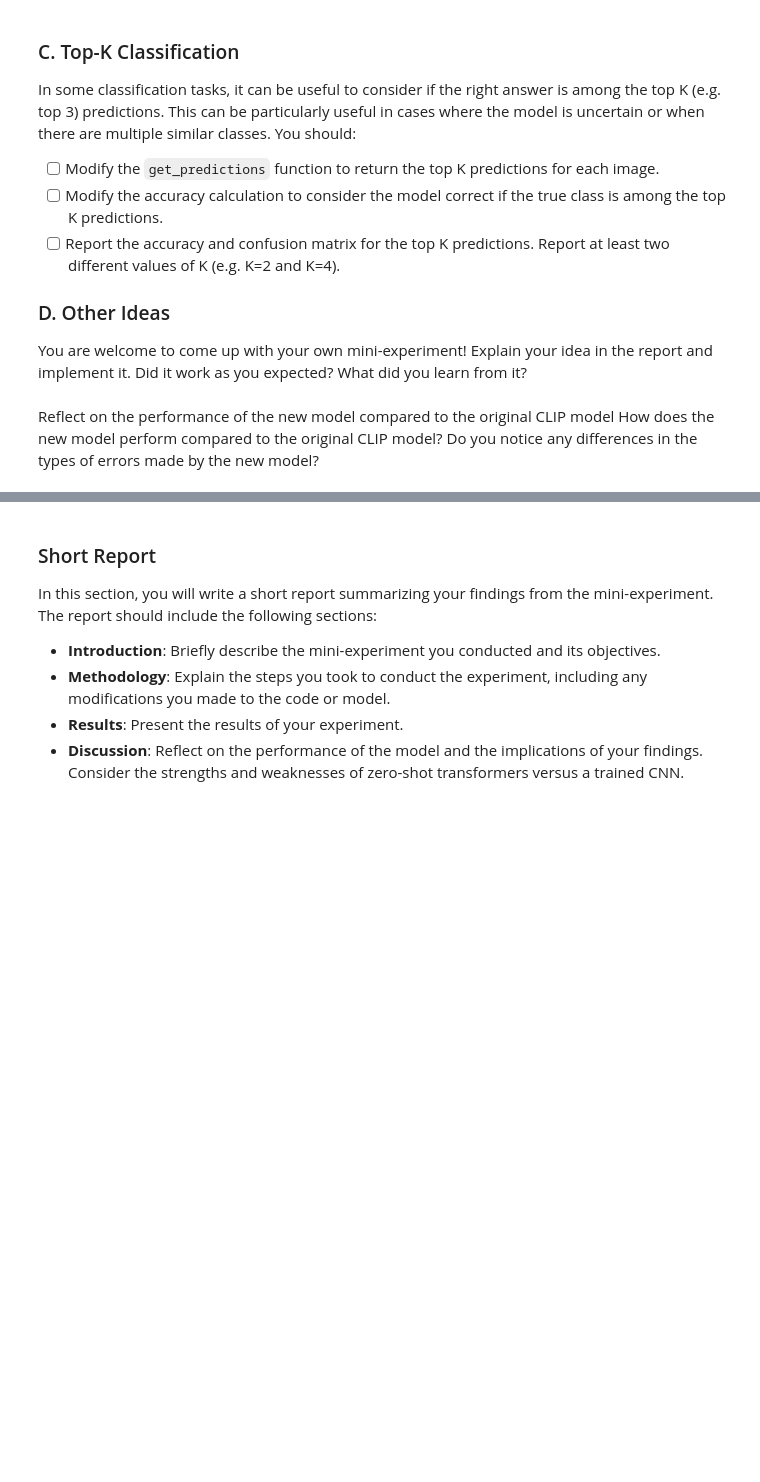
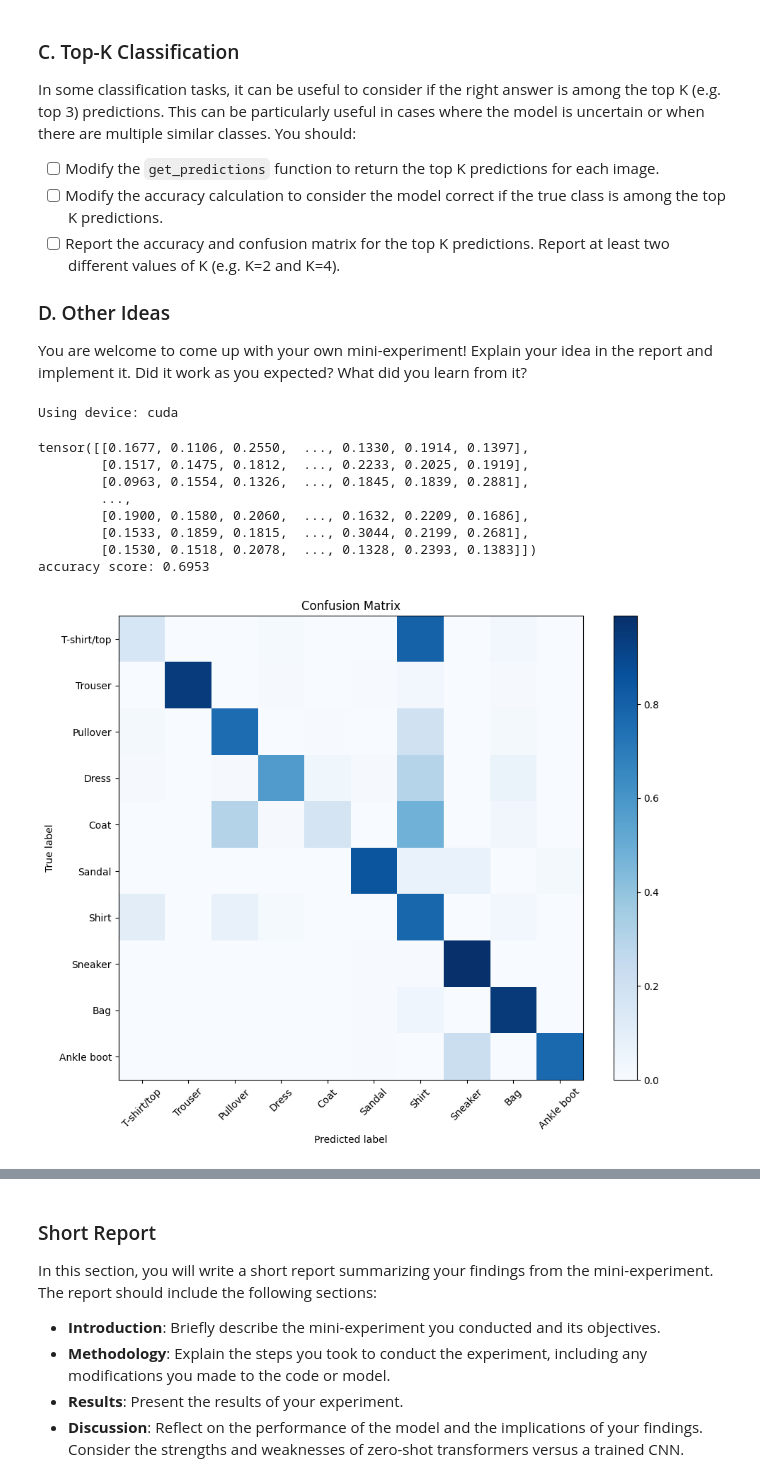
Before and after one commit to melcsk/deep_learning, a Jupyter notebook: 02_activities/assignments/assignment_2.ipynb, the cells around one changed output, grey strips where cells are left out. Cells and saved outputs as stored; diff of their text form; code cells hidden in the pictures; blank space fills up the shorter version.

```diff
--- a/02_activities/assignments/assignment_2.ipynb
+++ b/02_activities/assignments/assignment_2.ipynb
@@ -453,11 +465,71 @@ In some classification tasks, it can be useful to consider if the right answer i
 
 You are welcome to come up with your own mini-experiment! Explain your idea in the report and implement it. Did it work as you expected? What did you learn from it?
 # %%
-# A. Alternative Model
+# A1. Alternative Model: open-source CLIP-ViT-B-32-laion2B-s34B-b79K
 # Load a different model and processor from the transformers library.
+
+clip_model_name = "laion/CLIP-ViT-B-32-laion2B-s34B-b79K"
+clip_model     = CLIPModel.from_pretrained(clip_model_name)
+clip_processor = CLIPProcessor.from_pretrained(clip_model_name, use_fast=False)
+
+# Set model to evaluation mode, as we are not training it
+clip_model.eval()
+
+# Check for accelerators
+device = "cpu" # Default to CPU
+if torch.cuda.is_available():
+    device = "cuda" # Use GPU if available
+elif torch.backends.mps.is_available():
+    device = "mps"
+
+clip_model.to(device)
+
+print(f"Using device: {device}")
+# %% [output]
+Using device: cuda
 # %%
-# Run the zero-shot classification baseline with the new model and report the accuracy and confusion matrix.#
+# Run the zero-shot classification baseline with the new model.
+# Load test split of dataset, ie set train = False
+test_dataset = datasets.FashionMNIST(root = 'data', train = False,
+                                     download = True)
+# Iterate using batch_size = 16, shuffle = True. Provide collate_clip function
+test_loader = DataLoader(test_dataset, batch_size = 16, shuffle = True,
+                         collate_fn= collate_clip)
+
+# Build text embeddings for class names
+text_embed_alt = get_text_embeddings(CLASS_NAMES)
+
+# Get image embeddings
+image_embed_list_alt = []
+true_labels_alt = []
+for images, labels in test_loader:
+  image_embed_alt = get_image_embeddings(images)
+  image_embed_list_alt.append(image_embed_alt)
+  true_labels_alt.append(labels)
+
+all_image_embed_alt = torch.cat(image_embed_list_alt, dim = 0)
-# %% [markdown]
-Reflect on the performance of the new model compared to the original CLIP model
-How does the new model perform compared to the original CLIP model?
-Do you notice any differences in the types of errors made by the new model?
+# %%
+# Cosine similarity calculation
+cos_sim_alt = get_cosine_similarity(all_image_embed_alt, text_embed_alt)
+print(cos_sim_alt)
+
+# Find y_pred_alt using max values in cos_sim_alt
+y_pred_alt = torch.argmax(cos_sim_alt, dim = 1)
+
+# Define true labels in correct torch format
+y_true_alt = torch.cat(true_labels_alt)
+
+# Report the accuracy of the predictions
+accuracy_alt = accuracy_score(y_true_alt, y_pred_alt)
+print(f'accuracy score: {accuracy}')
+cm_alt = plot_confusion_matrix(y_true_alt, y_pred_alt, CLASS_NAMES)
+# %% [output]
+tensor([[0.1677, 0.1106, 0.2550,  ..., 0.1330, 0.1914, 0.1397],
+        [0.1517, 0.1475, 0.1812,  ..., 0.2233, 0.2025, 0.1919],
+        [0.0963, 0.1554, 0.1326,  ..., 0.1845, 0.1839, 0.2881],
+        ...,
+        [0.1900, 0.1580, 0.2060,  ..., 0.1632, 0.2209, 0.1686],
+        [0.1533, 0.1859, 0.1815,  ..., 0.3044, 0.2199, 0.2681],
+        [0.1530, 0.1518, 0.2078,  ..., 0.1328, 0.2393, 0.1383]])
+accuracy score: 0.6953
+[figure, added]
```
Also changed, not shown: parts of 16 cells of this notebook.
